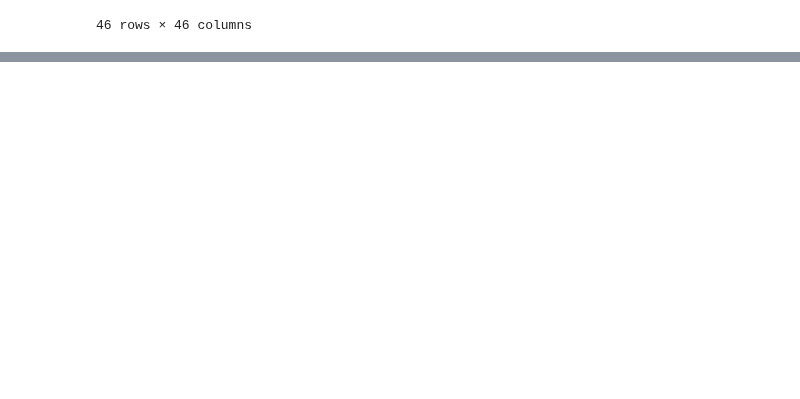
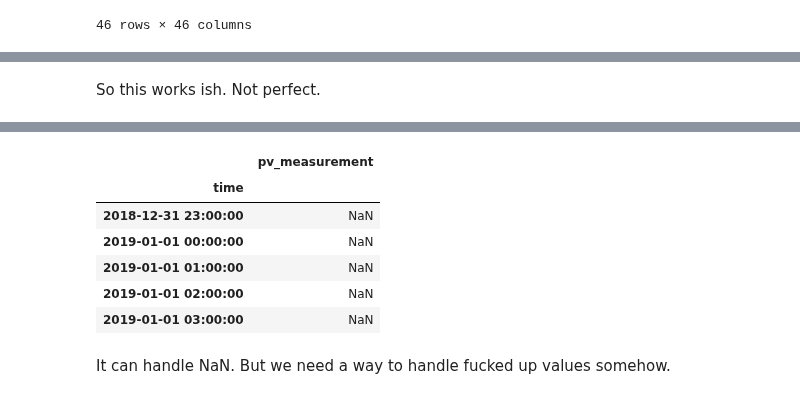
Before and after one commit to simenstang/TDT4173, a Jupyter notebook: data/notebooks_trials/simen_notebook.ipynb, the cells around one changed output, grey strips where cells are left out. Drawn from its saved outputs; the diff is of its cells as text; code cells hidden in the pictures; blank space fills up the shorter version.

```diff
--- a/data/notebooks_trials/simen_notebook.ipynb
+++ b/data/notebooks_trials/simen_notebook.ipynb
@@ -196,0 +275,16 @@ df_corr
+# %% [markdown]
+So this works ish. Not perfect.
+# %%
+from IPython.display import display, HTML
+
+# Convert the DataFrames to HTML
+df1 = average_dataset.head(5).to_html()
+df2 = train_a.head(5).to_html()
+df3 = train_b.head(5).to_html()
+df4 = train_c.head(5).to_html()
+
+# Combine them using HTML's table structure
+display(HTML(
+    '<table><tr><td>' + df1 + '</td><td>' + df2 + '</td><td>' + df3 + '</td></tr></table>' + df4 + '</td></tr></table>'
+))
+# %% [output]
@@ -196,0 +292,9 @@ df_corr
+|  | pv_measurement |
+| time |  |
+| 2018-12-31 23:00:00 | NaN |
+| 2019-01-01 00:00:00 | NaN |
+| 2019-01-01 01:00:00 | NaN |
+| 2019-01-01 02:00:00 | NaN |
+| 2019-01-01 03:00:00 | NaN |
+# %% [markdown]
+It can handle NaN. But we need a way to handle fucked up values somehow.
```
Also changed, not shown: parts of 12 cells of this notebook.
